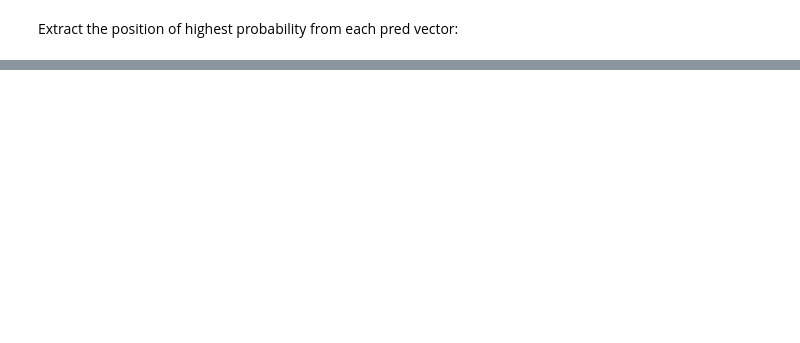
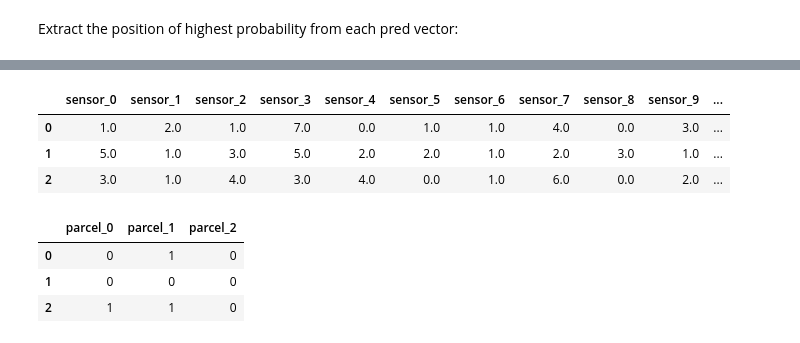
Before and after one commit to kbantoec/deep_learning, a Jupyter notebook: tf2/classification.ipynb, the cells around one changed output, grey strips where cells are left out. Drawn from its saved outputs; the diff is of its cells as text; code cells hidden in the pictures; blank space fills up the shorter version.

```diff
--- a/tf2/classification.ipynb
+++ b/tf2/classification.ipynb
@@ -280,0 +305,16 @@ Rounded Model Predictions | True labels
+# %%
+sensors = irrigation.filter(regex='sensor', axis=1)
+sensors.head(3)
+# %% [output]
+|  | sensor_0 | sensor_1 | sensor_2 | sensor_3 | sensor_4 | sensor_5 | sensor_6 | sensor_7 | sensor_8 | sensor_9 | ... |
+| 0 | 1.0 | 2.0 | 1.0 | 7.0 | 0.0 | 1.0 | 1.0 | 4.0 | 0.0 | 3.0 | ... |
+| 1 | 5.0 | 1.0 | 3.0 | 5.0 | 2.0 | 2.0 | 1.0 | 2.0 | 3.0 | 1.0 | ... |
+| 2 | 3.0 | 1.0 | 4.0 | 3.0 | 4.0 | 0.0 | 1.0 | 6.0 | 0.0 | 2.0 | ... |
+# %%
+parcels = irrigation.filter(regex='parcel', axis=1)
+parcels.head(3)
+# %% [output]
+|  | parcel_0 | parcel_1 | parcel_2 |
+| 0 | 0 | 1 | 0 |
+| 1 | 0 | 0 | 0 |
+| 2 | 1 | 1 | 0 |
```
Also changed, not shown: parts of 17 cells of this notebook.
